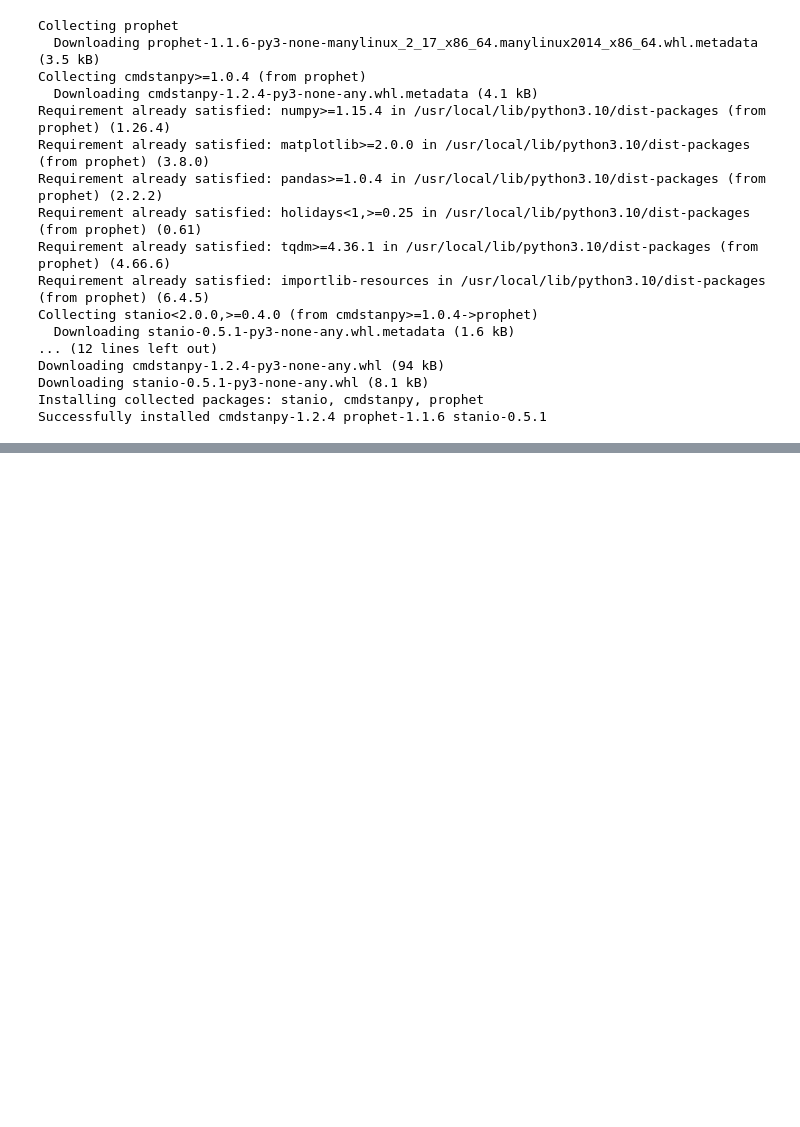
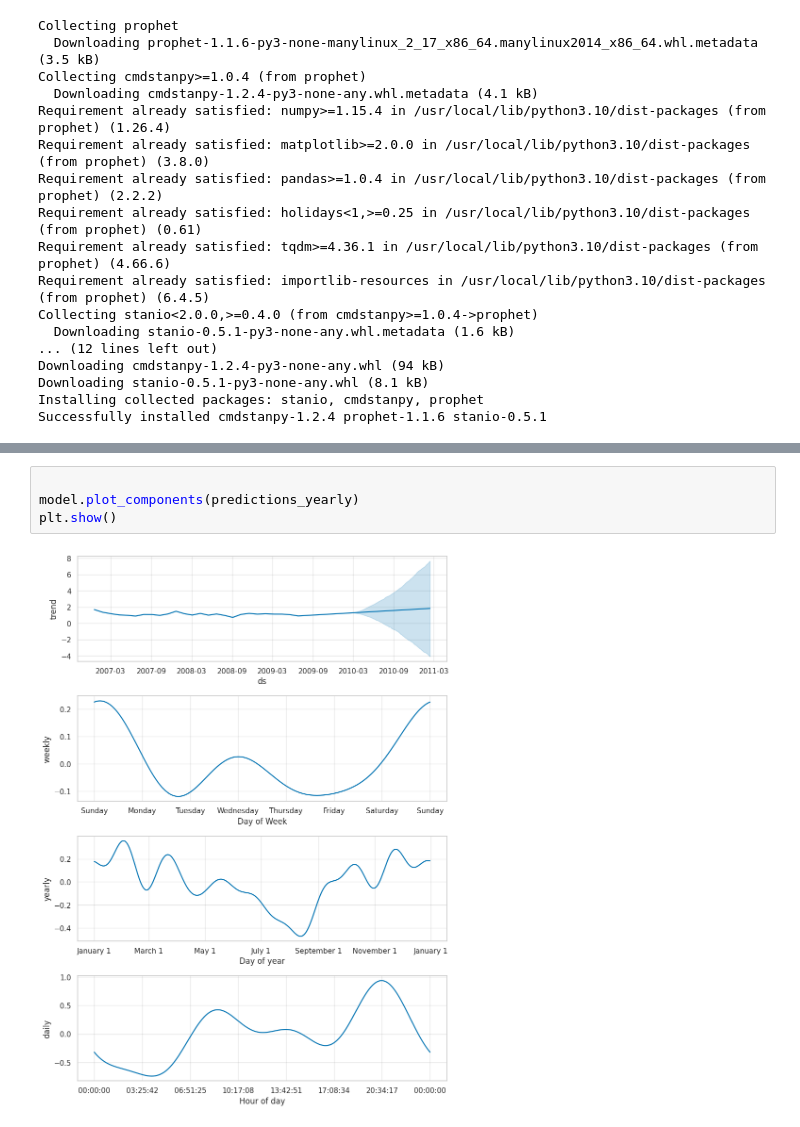
Before and after one commit to AechGit/Energy-Consumption-Project-Springboard, a Jupyter notebook: Hitesh_Energy_consumption_Prediction.ipynb, the cells around one changed output, grey strips where cells are left out. Drawn from its saved outputs; the diff is of its cells as text; blank space fills up the shorter version.

```diff
--- a/Hitesh_Energy_consumption_Prediction.ipynb
+++ b/Hitesh_Energy_consumption_Prediction.ipynb
@@ -921,0 +893,6 @@ model.plot_components(predictions_30days);
+# %%
+
+model.plot_components(predictions_yearly)
+plt.show()
+# %% [output]
+[figure, added]
```
Also changed, not shown: parts of 27 cells of this notebook.
